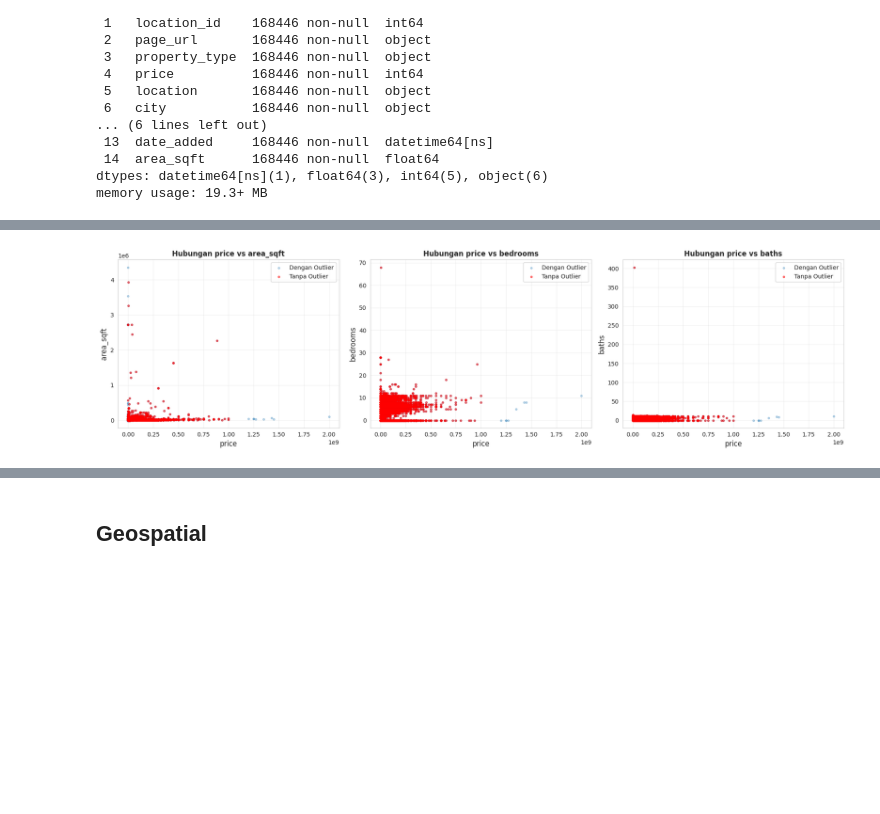
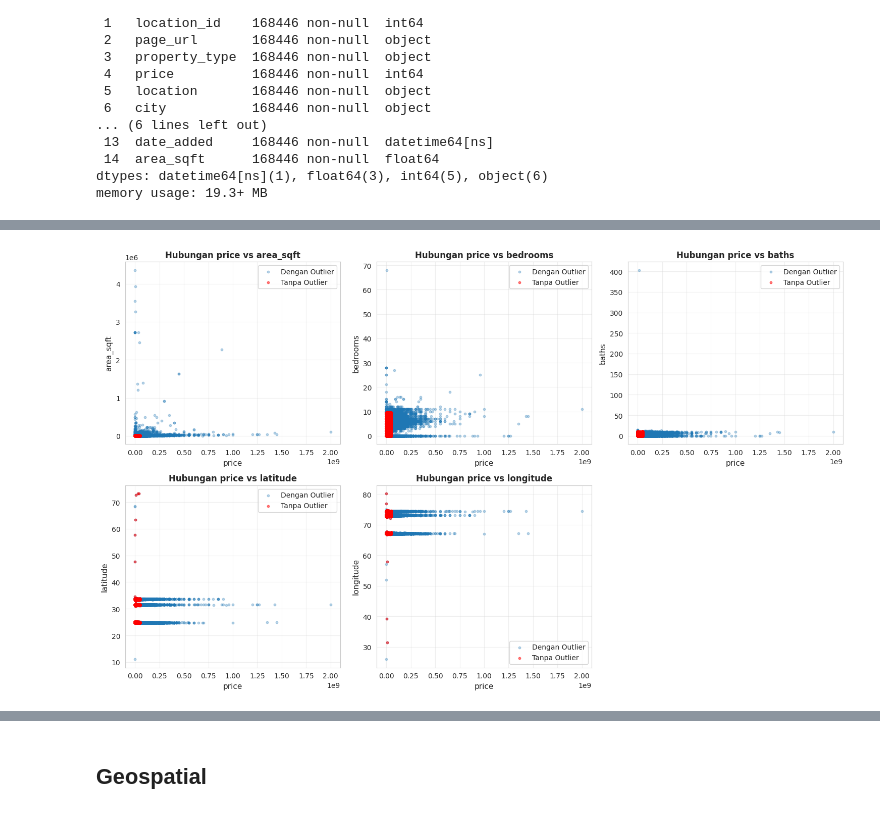
Before and after one commit to Rizkyard17/Geospatial-House-Price-Analysis-and-Regression-Modeling, a Jupyter notebook: Predict_Pakistan_House_Prices.ipynb, the cells around one changed output, grey strips where cells are left out. Saved outputs shown, nothing was run; the diff lists cells and outputs as text; code cells hidden in the pictures; blank space fills up the shorter version.

```diff
--- a/Predict_Pakistan_House_Prices.ipynb
+++ b/Predict_Pakistan_House_Prices.ipynb
@@ -958,31 +859,51 @@ Tabel Koefisien Korelasi (Tanpa Outlier):
 # %%
-# 5. VISUALISASI SCATTER PLOT (HUBUNGAN PASANGAN VARIABEL)
+# VISUALISASI SCATTER PLOT (HUBUNGAN PASANGAN VARIABEL - 2 BARIS)
 
 # Pilih pasangan variabel yang paling relevan
 pairs = []
 if 'area_sqft' in df_numeric.columns:
-    pairs = [('price', 'area_sqft'), ('price', 'bedrooms'), ('price', 'baths')]
+    pairs = [('price', 'area_sqft'), ('price', 'bedrooms'), ('price', 'baths'), ('price', 'latitude'), ('price', 'longitude')]
 else:
     pairs = [('price', 'bedrooms'), ('price', 'baths')]
 
-fig, axes = plt.subplots(1, len(pairs), figsize=(6*len(pairs), 5))
-if len(pairs) == 1:
-    axes = [axes]
 
-for ax, (x, y) in zip(axes, pairs):
+
+# Tentukan jumlah kolom berdasarkan pasangan data
+n_cols = 3
+n_rows = (len(pairs) + n_cols - 1) // n_cols  # Menghitung baris secara dinamis (akan jadi 2 baris)
+
+
+
+# Set figsize: lebar disesuaikan jumlah kolom, tinggi disesuaikan jumlah baris
+fig, axes = plt.subplots(nrows=n_rows, ncols=n_cols, figsize=(5 * n_cols, 4.5 * n_rows))
+
+
+
+# CRITICAL: Ratakan axes menjadi 1 dimensi supaya bisa di-loop dengan zip()
+axes_flat = axes.flatten()
+
+for i, (x, y) in enumerate(pairs):
+    ax = axes_flat[i]
+
     # Scatter plot dengan outlier dibedakan
     ax.scatter(df_numeric[x], df_numeric[y], alpha=0.3, s=10, label='Dengan Outlier')
     if len(df_no_outliers) > 1000:
         ax.scatter(df_no_outliers[x], df_no_outliers[y], alpha=0.5, s=10, c='red', label='Tanpa Outlier')
 
-    ax.set_xlabel(x, fontsize=12)
-    ax.set_ylabel(y, fontsize=12)
+    ax.set_xlabel(x, fontsize=11)
+    ax.set_ylabel(y, fontsize=11)
     ax.set_title(f'Hubungan {x} vs {y}', fontsize=12, fontweight='bold')
     ax.legend()
     ax.grid(True, alpha=0.3)
 
+
+
+# Sembunyikan sisa kotak/axis kosong jika jumlah plot tidak memenuhi baris terakhir (misal plot ke-6 kosong)
+for j in range(len(pairs), len(axes_flat)):
+    fig.delaxes(axes_flat[j])
+
 plt.tight_layout()
 plt.show()
 # %% [output]
-[figure, old version]
+[figure, new version]
 # %%
```
Also changed, not shown: parts of 54 cells of this notebook.
